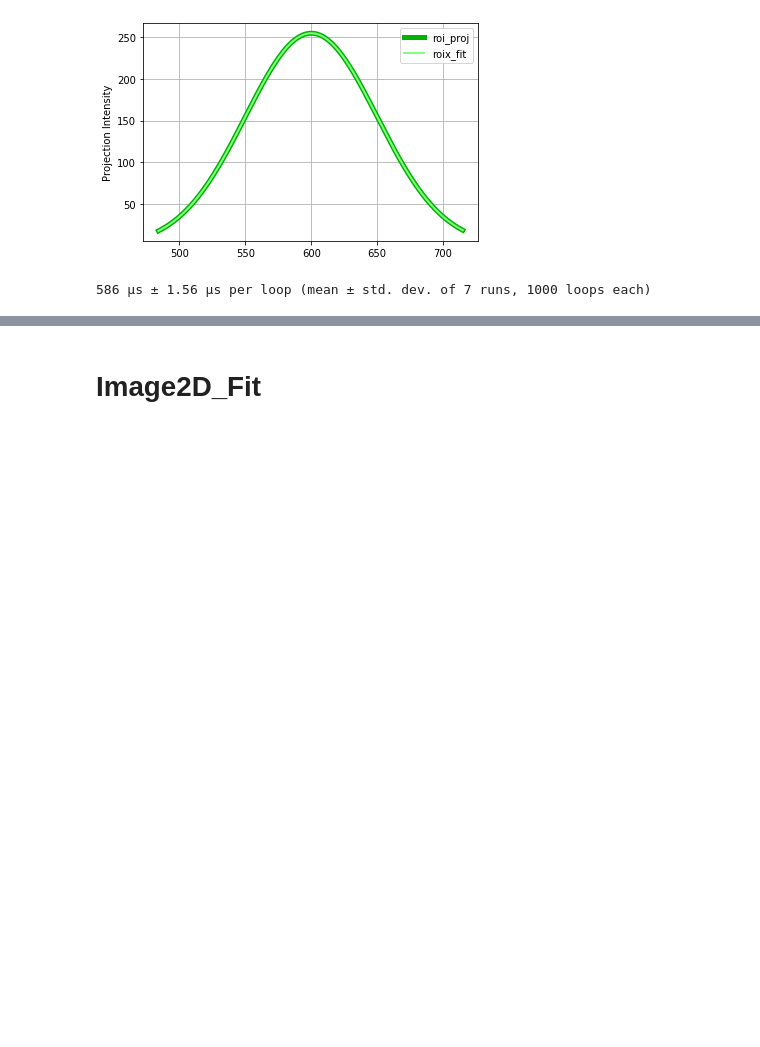
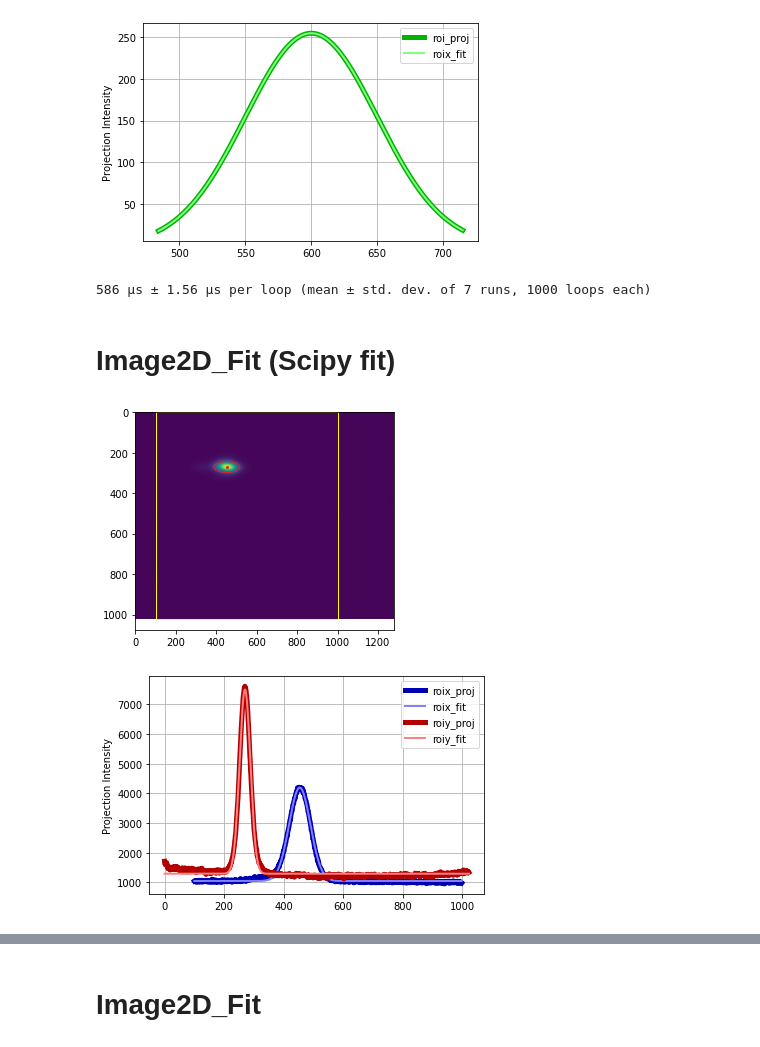
Before and after one commit to lnls-fac/mathphys, a Jupyter notebook: scripts/images.ipynb, the cells around one changed output, grey strips where cells are left out. Drawn from its saved outputs; the diff is of its cells as text; code cells hidden in the pictures; blank space fills up the shorter version.

```diff
--- a/scripts/images.ipynb
+++ b/scripts/images.ipynb
@@ -3,6 +3,7 @@
 
 import numpy as np
 import matplotlib.pyplot as plt
+from scipy.optimize import curve_fit
 
 from siriuspy.devices import DVF
 
@@ -25,8 +26,8 @@ def create_gauss2d(indcs=(1280, 1024), sigma=(50, 20), mean=(600,500), amplitude
     gauss2d, indcsx2d, indcsy2d = images.CurveFitGauss.generate_gaussian_2d(
         indcs=indcs, sigma=sigma, mean=mean, amplitude=amplitude, rand_amplitude=rand_amplitude)
 
-    gauss2d = images.CurveFitGauss.normalize(
-        gauss2d, images.CurveFitGauss.SATURATION_8BITS - 10)
+#     gauss2d = images.CurveFitGauss.normalize(
+#         gauss2d, images.CurveFitGauss.SATURATION_8BITS - 10)
     return gauss2d, indcsx2d, indcsy2d
 
 def create_gauss2dsat():
@@ -527,3 +527,22 @@ print(img.roi_fit_error)
 %timeit img = images.Image1D_Fit(data=data)
 # %% [output]
 586 µs ± 1.56 µs per loop (mean ± std. dev. of 7 runs, 1000 loops each)
+# %% [markdown]
+# Image2D_Fit (Scipy fit)
+# %%
+dvf = DVF(DVF.DEVICES.CAX_DVF2)
+
+gauss2d, indcsx2d, indcsy2d = create_gauss2d(amplitude=1, rand_amplitude=3)
+
+data = dvf.image
+# data = gauss2d
+
+sfg = images.ScipyFitGauss(scipy_curv_fit_func=curve_fit)
+
+img = images.Image2D_Fit(data=data, curve_fit=sfg, roix=[100, 1000])
+# print(img)
+img.imshow()
+img.plot_projections()
+# %% [output]
+[figure, added]
+[figure, added]
```
Also changed, not shown: parts of 17 cells of this notebook, 2 other files.
